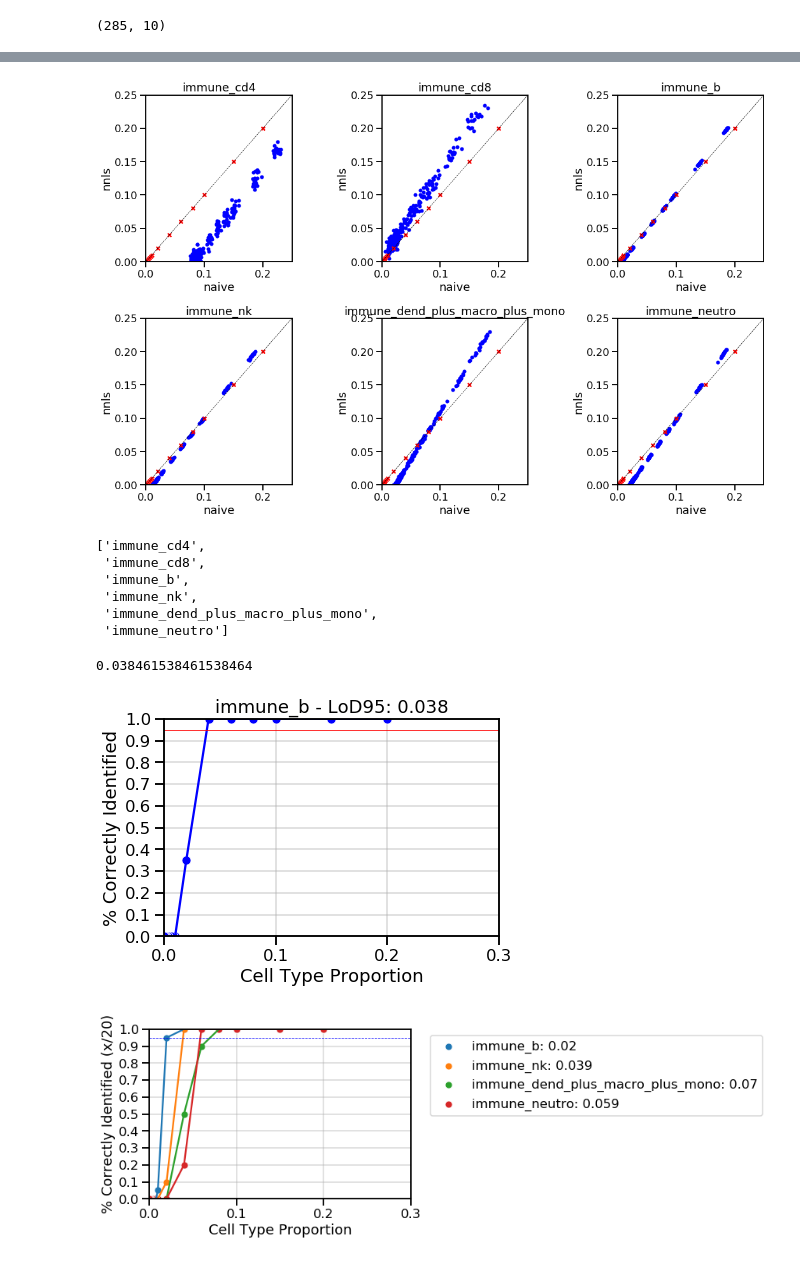
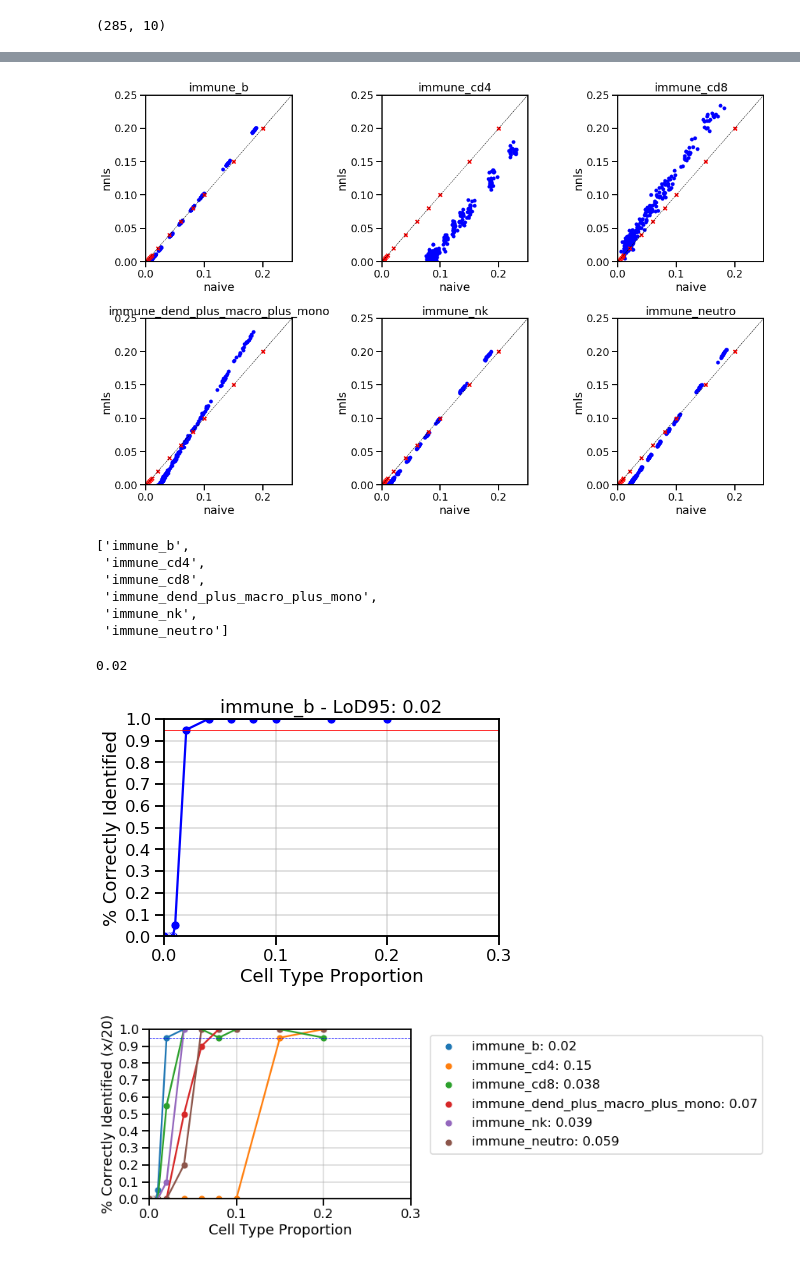
Before and after one commit to gh-msun/gh-msun, a Jupyter notebook: projects/2023_06_26_SRT_deconvolution_MS/notebooks/titration/primary_immune_wholeblood/plots.ipynb, the cells around one changed output, grey strips where cells are left out. Drawn from its saved outputs; the diff is of its cells as text; code cells hidden in the pictures.

```diff
--- a/projects/2023_06_26_SRT_deconvolution_MS/notebooks/titration/primary_immune_wholeblood/plots.ipynb
+++ b/projects/2023_06_26_SRT_deconvolution_MS/notebooks/titration/primary_immune_wholeblood/plots.ipynb
@@ -47,7 +47,7 @@ atlas.shape
 # load score data from all cell types
 deconvolution_nnls = []
 deconvolution_naive = []
-CELLTYPES = ['Blueprint-CD4', 'Blueprint-CD8', 'Blueprint-B', 'Blueprint-NK', 'Blueprint-Mono', 'Blueprint-Neutro']
+CELLTYPES = [ 'Blueprint-B', 'Blueprint-CD4', 'Blueprint-CD8',  'Blueprint-Mono', 'Blueprint-NK', 'Blueprint-Neutro']
 
 TITRATION_LIST = [0.2, 0.15, 0.1, 0.08, 0.06, 0.04, 0.02, 0.01, 0.008, 0.006, 0.004, 0.002, 0.001, 0]
 SCORE_VAR = 'frac_alpha_leq_25pct'
@@ -126,7 +126,7 @@ def boxplot_titration(list_of_deconvolution_dfs, cell_type, true_proportions, de
 # %%
 TITRATION_LIST = [0.2, 0.15, 0.1, 0.08, 0.06, 0.04, 0.02, 0.01, 0.008, 0.006, 0.004, 0.002, 0.001, 0]
 # TITRATION_LIST = actual_t_props
-CELLTYPE_ATLAS = ['immune_cd4', 'immune_cd8', 'immune_b', 'immune_nk', 'immune_dend_plus_macro_plus_mono', 'immune_neutro']
+CELLTYPE_ATLAS = ['immune_b', 'immune_cd4', 'immune_cd8', 'immune_dend_plus_macro_plus_mono', 'immune_nk', 'immune_neutro']
 cell_idx = 0
 boxplot_titration(deconvolution_nnls[cell_idx], CELLTYPE_ATLAS[cell_idx], TITRATION_LIST , 'nnls')
 # %% [output]
@@ -283,9 +275,10 @@ def scatter_nnls_naive(celltype_atlas, n_titration):
     plt.tight_layout()
     plt.show()
 
+N_TITRATION = len(TITRATION_LIST)
 scatter_nnls_naive(CELLTYPE_ATLAS, N_TITRATION)
 # %% [output]
-[figure, old version]
+[figure, new version]
 # %%
 
 
@@ -309,11 +302,11 @@ scatter_nnls_naive(CELLTYPE_ATLAS, N_TITRATION)
 # %%
 CELLTYPE_ATLAS
 # %% [output]
-['immune_cd4',
+['immune_b',
+ 'immune_cd4',
  'immune_cd8',
- 'immune_b',
+ 'immune_dend_plus_macro_plus_mono',
  'immune_nk',
- 'immune_dend_plus_macro_plus_mono',
  'immune_neutro']
 # %%
 
@@ -334,7 +327,7 @@ testing = deconvolution_naive[celltype_idx]
 for i in range(0,len(testing)):
     df = testing[i]
     m, n = df.shape
-    eps = EPS[i] * 0.2
+    eps = EPS[i] * 0.3
     true_p = TRUE_PROPORTIONS[i]
     true_p_min = true_p - eps
     true_p_max = true_p + eps
@@ -388,17 +381,17 @@ plt.title(f'{CELL_TYPE} - LoD95: ' + str(round(x_target,3)))
 
 plt.show()
 # %% [output]
-0.038461538461538464
+0.02
-[figure, old version]
+[figure, new version]
 # %%
 
 
 # remove t-cell: titration list, cell atlas, deconvolution_nnls/naive
 
 # TITRATION_LIST = TITRATION_LIST[2:]
-CELLTYPE_ATLAS_ = CELLTYPE_ATLAS[2:]
-deconvolution_naive_ = deconvolution_naive[2:]
-deconvolution_nnls_ = deconvolution_nnls[2:]
+CELLTYPE_ATLAS_ = CELLTYPE_ATLAS
+deconvolution_naive_ = deconvolution_naive
+deconvolution_nnls_ = deconvolution_nnls
 
 
 TRUE_PROPORTIONS = TITRATION_LIST
@@ -467,34 +460,34 @@ for celltype in CELLTYPE_ATLAS_:
     y_target = 0.95
     x_target = np.interp(y_target, y_values_sorted, x_values_sorted)
     lod95_value.append(x_target)
 
 
 
 for i, (x_values, y_values) in enumerate(data):
     name = CELLTYPE_ATLAS_[i]
     lod95 = round(lod95_value[i], 3)
     label = f'{name}: {lod95}'
     sns.scatterplot(x=x_values, y=y_values, label=label)
     sns.lineplot(x=x_values, y=y_values)
 
 # Set the limits and spacing of the x and y axes
 plt.xticks(ticks=[i/10 for i in range(11)])
 plt.yticks(ticks=[i/10 for i in range(11)])
 plt.xlim(0, 0.3)
 plt.ylim(0, 1)
 
 plt.axhline(y=y_target, xmin=0, xmax=x_target+1, color='blue', linestyle='--', linewidth=0.8)
 
 plt.grid(True, alpha=0.5)
 plt.gca().set_axisbelow(True)
 
 plt.xlabel('Cell Type Proportion')
 plt.ylabel('% Correctly Identified (x/20)')
 plt.legend(bbox_to_anchor=(1.05, 1), loc='upper left')
 
 plt.show()
 # %% [output]
-[figure, old version]
+[figure, new version]
 # %%
 
 data = []
```
Also changed, not shown: parts of 7 cells of this notebook, 19 other files.
